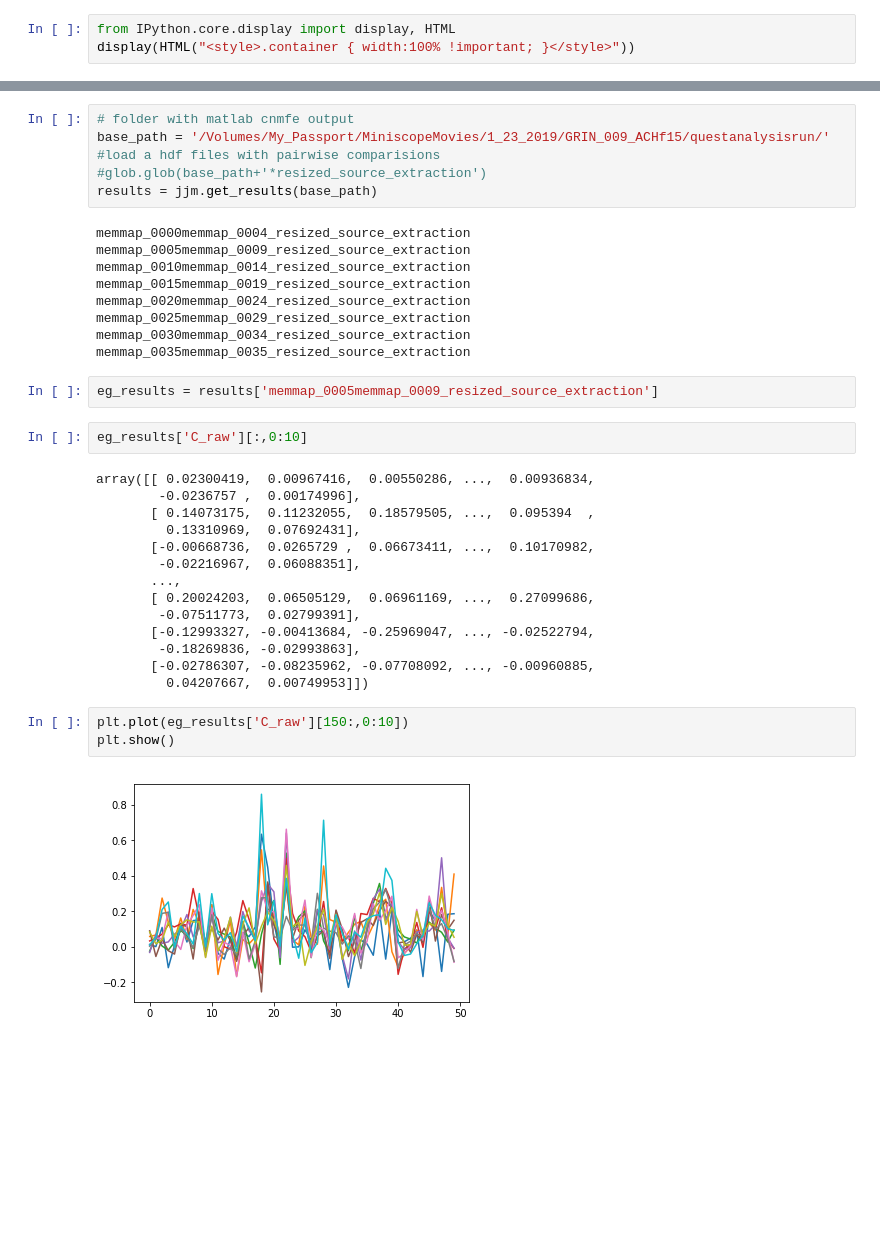
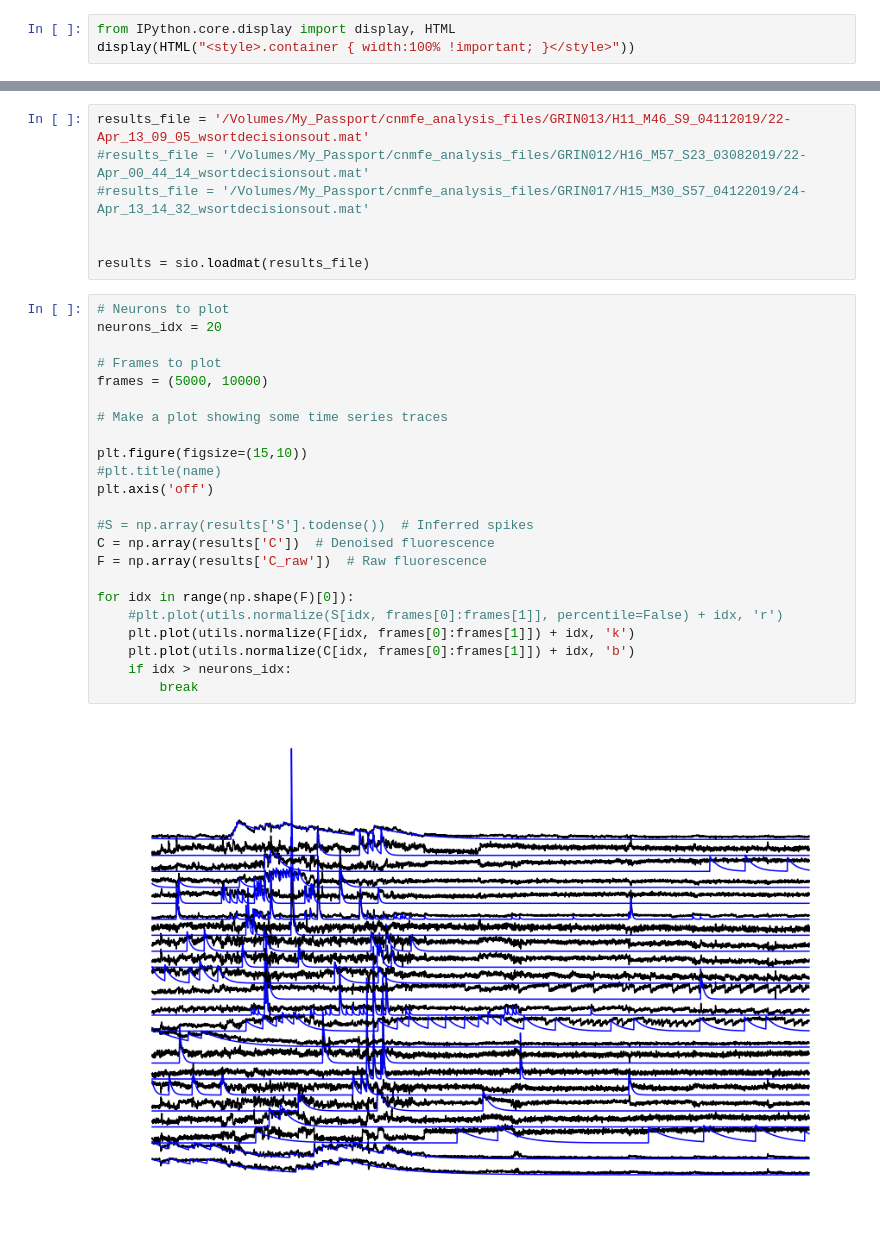
Before and after one commit to santiagochacin/post_cmfe_analysis, a Jupyter notebook: load_cnmfe_matlab_jjm.ipynb, the cells around one changed output, grey strips where cells are left out. Saved outputs shown, nothing was run; the diff lists cells and outputs as text; blank space fills up the shorter version.

```diff
--- a/load_cnmfe_matlab_jjm.ipynb
+++ b/load_cnmfe_matlab_jjm.ipynb
@@ -34,38 +37,32 @@ reload(jjm)
-# %%
-# folder with matlab cnmfe output
-base_path = '/Volumes/My_Passport/MiniscopeMovies/1_23_2019/GRIN_009_ACHf15/questanalysisrun/'
-#load a hdf files with pairwise comparisions
-#glob.glob(base_path+'*resized_source_extraction')
-results = jjm.get_results(base_path)
-# %% [output]
-memmap_0000memmap_0004_resized_source_extraction
-memmap_0005memmap_0009_resized_source_extraction
-memmap_0010memmap_0014_resized_source_extraction
-memmap_0015memmap_0019_resized_source_extraction
-memmap_0020memmap_0024_resized_source_extraction
-memmap_0025memmap_0029_resized_source_extraction
-memmap_0030memmap_0034_resized_source_extraction
-memmap_0035memmap_0035_resized_source_extraction
-# %%
-eg_results = results['memmap_0005memmap_0009_resized_source_extraction']
-# %%
-eg_results['C_raw'][:,0:10]
-# %% [output]
-array([[ 0.02300419,  0.00967416,  0.00550286, ...,  0.00936834,
-        -0.0236757 ,  0.00174996],
-       [ 0.14073175,  0.11232055,  0.18579505, ...,  0.095394  ,
-         0.13310969,  0.07692431],
-       [-0.00668736,  0.0265729 ,  0.06673411, ...,  0.10170982,
-        -0.02216967,  0.06088351],
-       ...,
-       [ 0.20024203,  0.06505129,  0.06961169, ...,  0.27099686,
-        -0.07511773,  0.02799391],
-       [-0.12993327, -0.00413684, -0.25969047, ..., -0.02522794,
-        -0.18269836, -0.02993863],
-       [-0.02786307, -0.08235962, -0.07708092, ..., -0.00960885,
-         0.04207667,  0.00749953]])
-# %%
-plt.plot(eg_results['C_raw'][150:,0:10])
-plt.show()
-# %% [output]
-[figure, removed]
+# %%
+results_file = '/Volumes/My_Passport/cnmfe_analysis_files/GRIN013/H11_M46_S9_04112019/22-Apr_13_09_05_wsortdecisionsout.mat'
+#results_file = '/Volumes/My_Passport/cnmfe_analysis_files/GRIN012/H16_M57_S23_03082019/22-Apr_00_44_14_wsortdecisionsout.mat'
+#results_file = '/Volumes/My_Passport/cnmfe_analysis_files/GRIN017/H15_M30_S57_04122019/24-Apr_13_14_32_wsortdecisionsout.mat'
+
+
+results = sio.loadmat(results_file)
+# %%
+# Neurons to plot
+neurons_idx = 20
+
+# Frames to plot
+frames = (5000, 10000)
+
+# Make a plot showing some time series traces
+
+plt.figure(figsize=(15,10))
+#plt.title(name)
+plt.axis('off')
+
+#S = np.array(results['S'].todense())  # Inferred spikes
+C = np.array(results['C'])  # Denoised fluorescence
+F = np.array(results['C_raw'])  # Raw fluorescence
+
+for idx in range(np.shape(F)[0]):
+    #plt.plot(utils.normalize(S[idx, frames[0]:frames[1]], percentile=False) + idx, 'r')
+    plt.plot(utils.normalize(F[idx, frames[0]:frames[1]]) + idx, 'k')
+    plt.plot(utils.normalize(C[idx, frames[0]:frames[1]]) + idx, 'b')
+    if idx > neurons_idx:
+        break
+# %% [output]
+[figure, added]
```
Also changed, not shown: parts of 17 cells of this notebook, 4 other files.
